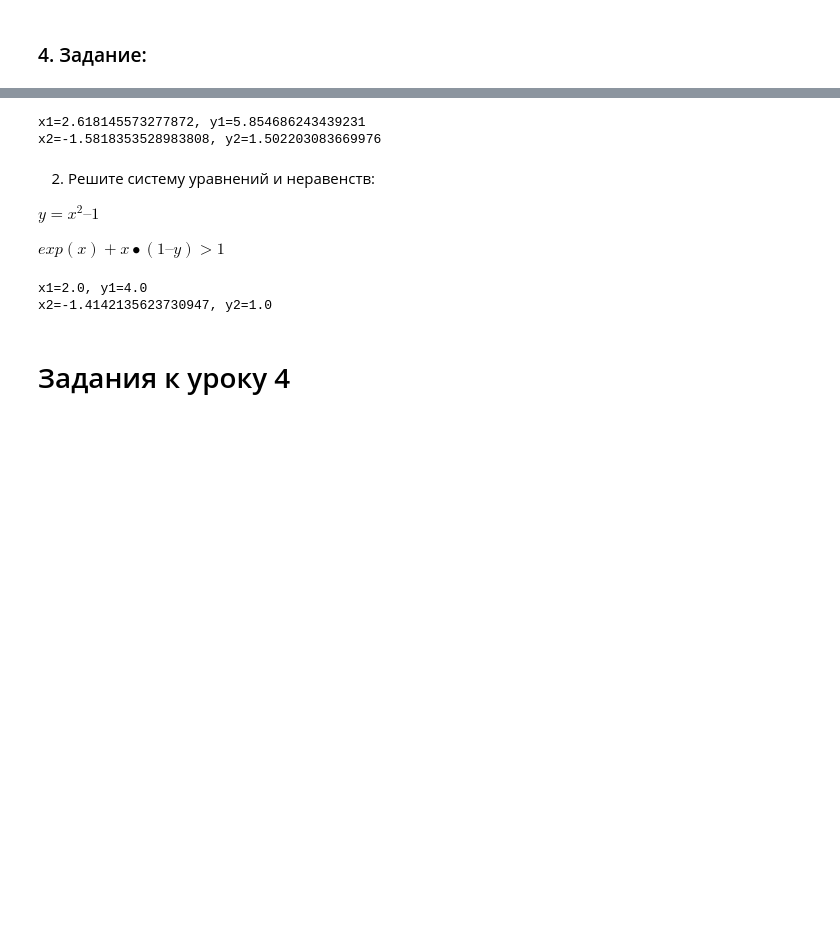
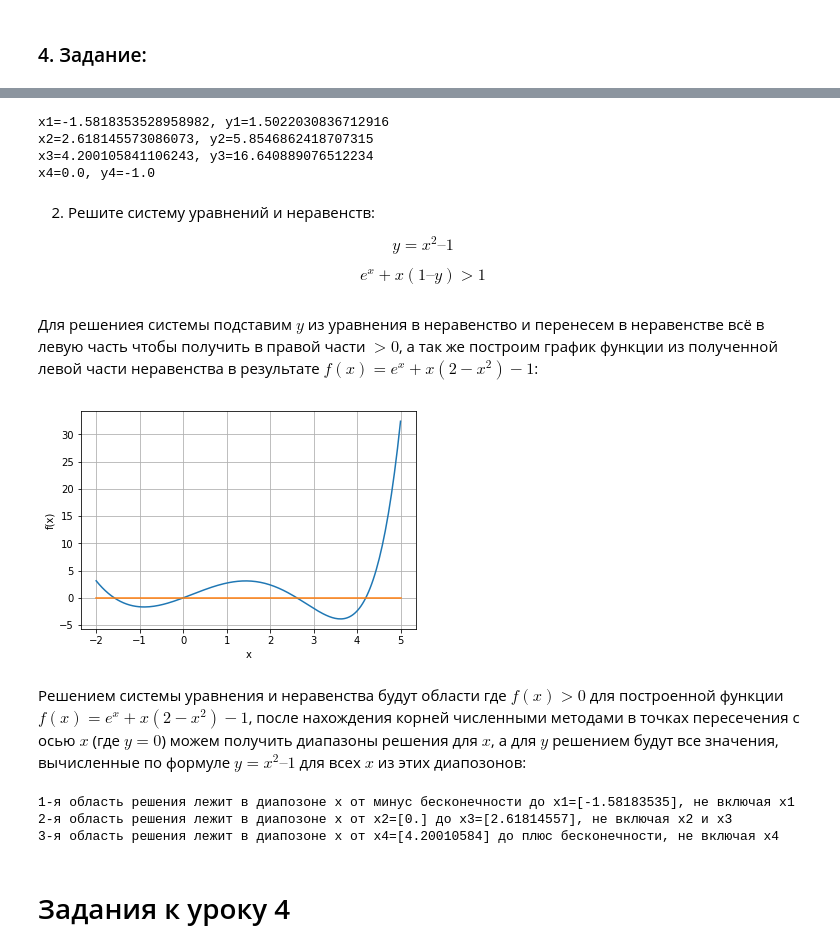
Before and after one commit to barinsm/GeekBrains, a Jupyter notebook: hw02.ipynb, the cells around one changed output, grey strips where cells are left out. Saved outputs shown, nothing was run; the diff lists cells and outputs as text; code cells hidden in the pictures; blank space fills up the shorter version.

```diff
--- a/hw02.ipynb
+++ b/hw02.ipynb
@@ -85,35 +109,60 @@ def equations(p):
     x, y = p
     return (y - x**2 + 1, np.exp(x) + x*(1 - y) - 1)
 
-x1, y1 = fsolve(equations, (2, 4))
+x1, y1 = fsolve(equations, (-2, 2))
 print('x1={}, y1={}'.format(x1, y1))
 
-x2, y2 = fsolve(equations, (-1, 1))
+x2, y2 = fsolve(equations, (3, 6))
 print('x2={}, y2={}'.format(x2, y2))
+
+x3, y3 = fsolve(equations, (4, 17))
+print('x3={}, y3={}'.format(x3, y3))
+
+x4, y4 = fsolve(equations, (0, -1))
+print('x4={}, y4={}'.format(x4, y4))
 # %% [output]
-x1=2.618145573277872, y1=5.854686243439231
-x2=-1.5818353528983808, y2=1.502203083669976
+x1=-1.5818353528958982, y1=1.5022030836712916
+x2=2.618145573086073, y2=5.8546862418707315
+x3=4.200105841106243, y3=16.640889076512234
+x4=0.0, y4=-1.0
 # %% [markdown]
 2) Решите систему уравнений и неравенств:
 
-$y=x^2–1$
+$$y = x^2 – 1$$
 
-$exp(x)+x∙(1–y)>1$
+$$e^x + x(1–y) > 1$$
-# %%
-from scipy.optimize import fsolve
-
-def equations(p):
-    x, y = p
-    return (y - x**2 + 1, (np.exp(x) + x*(1 - y) - 1) > 0)
-
-x1, y1 = fsolve(equations, (2, 4))
-print('x1={}, y1={}'.format(x1, y1))
-
-x2, y2 = fsolve(equations, (-1, 1))
-print('x2={}, y2={}'.format(x2, y2))
-# %% [output]
-x1=2.0, y1=4.0
-x2=-1.4142135623730947, y2=1.0
+# %% [markdown]
+Для решениея системы подставим $y$ из уравнения в неравенство и перенесем в неравенстве всё в левую часть чтобы получить в правой части $>0$, а так же построим график функции из полученной левой части неравенства в результате $f(x)=e^x+x(2-x^2)-1$:
+# %%
+x = np.linspace(-2, 5, 201)
+plt.plot(x, np.exp(x) + x*(2 - x**2) - 1)
+plt.plot([-2, 5], [0, 0])
+plt.xlabel('x')
+plt.ylabel('f(x)')
+plt.grid(True)
+plt.show()
+# %% [output]
+[figure, added]
+# %% [markdown]
+Решением системы уравнения и неравенства будут области где $f(x) > 0$ для построенной функции $f(x)=e^x+x(2-x^2)-1$, после нахождения корней численными методами в точках пересечения с осью $x$ (где $y=0$) можем получить диапазоны решения для $x$, а для $y$ решением будут все значения, вычисленные по формуле $y=x^2–1$ для всех $x$ из этих диапозонов:
+# %%
+from scipy.optimize import fsolve
+
+def equations(p):
+    x = p
+    return np.exp(x) + x * (2 - x**2) - 1
+
+x1 = fsolve(equations, -2)
+x2 = fsolve(equations, 0)
+x3 = fsolve(equations, 3)
+x4 = fsolve(equations, 4)
+print('1-я область решения лежит в диапозоне x от минус бесконечности до x1={}, не включая x1'.format(x1))
+print('2-я область решения лежит в диапозоне x от x2={} до x3={}, не включая x2 и x3'.format(x2, x3))
+print('3-я область решения лежит в диапозоне x от x4={} до плюс бесконечности, не включая x4'.format(x4))
+# %% [output]
+1-я область решения лежит в диапозоне x от минус бесконечности до x1=[-1.58183535], не включая x1
+2-я область решения лежит в диапозоне x от x2=[0.] до x3=[2.61814557], не включая x2 и x3
+3-я область решения лежит в диапозоне x от x4=[4.20010584] до плюс бесконечности, не включая x4
 # %% [markdown]
 # Задания к уроку 4
 # %% [markdown]
```
Also changed, not shown: parts of 25 cells of this notebook.
